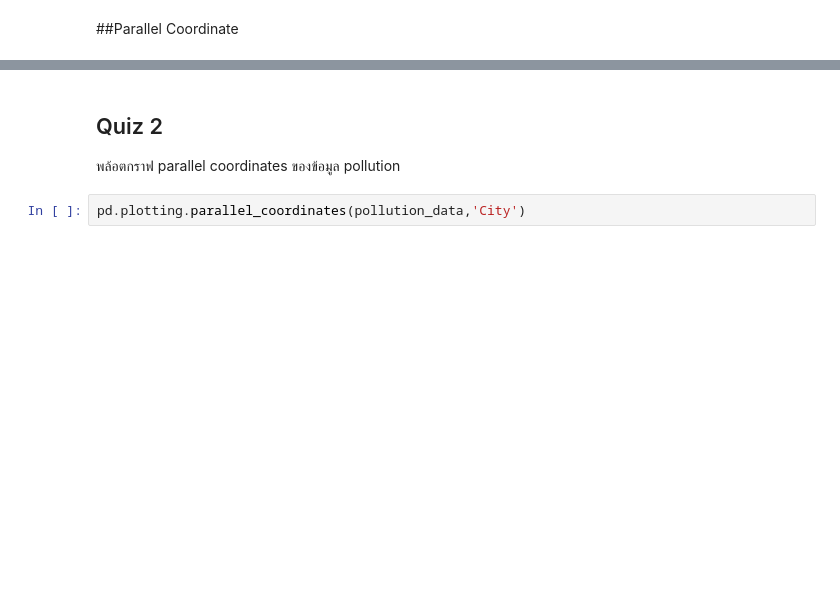
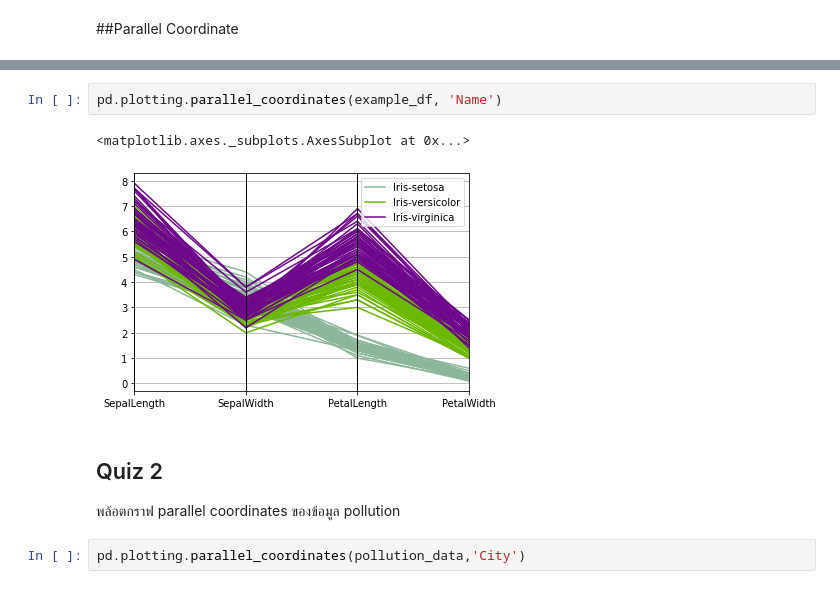
Before and after one commit to Umaporn19/multivariate, a Jupyter notebook: Chapter2_Visualize_Multivariate_Data.ipynb, the cells around one changed output, grey strips where cells are left out. Drawn from its saved outputs; the diff is of its cells as text; blank space fills up the shorter version.

```diff
--- a/Chapter2_Visualize_Multivariate_Data.ipynb
+++ b/Chapter2_Visualize_Multivariate_Data.ipynb
@@ -73,3 +115,8 @@ pd.plotting.scatter_matrix(pollution_data,alpha=0.1);
+# %%
+pd.plotting.parallel_coordinates(example_df, 'Name')
+# %% [output]
+<matplotlib.axes._subplots.AxesSubplot at 0x...>
+[figure, added]
 # %% [markdown]
 ## Quiz 2
 
```
Also changed, not shown: parts of 6 cells of this notebook.
